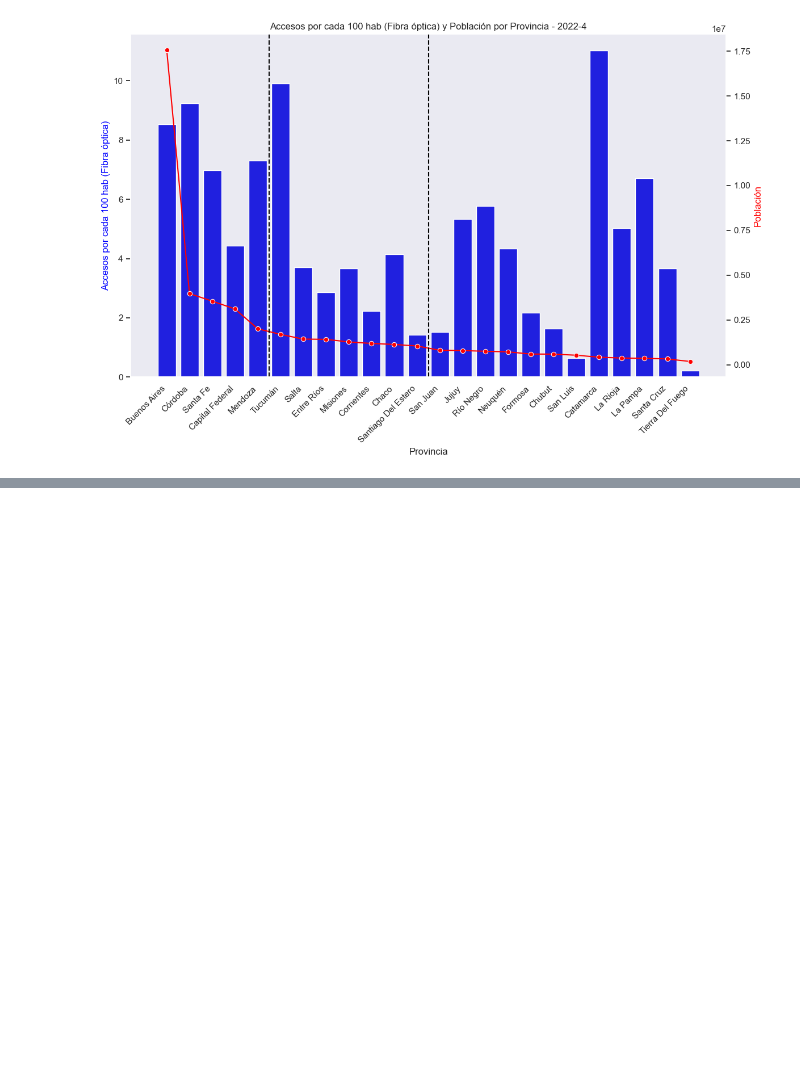
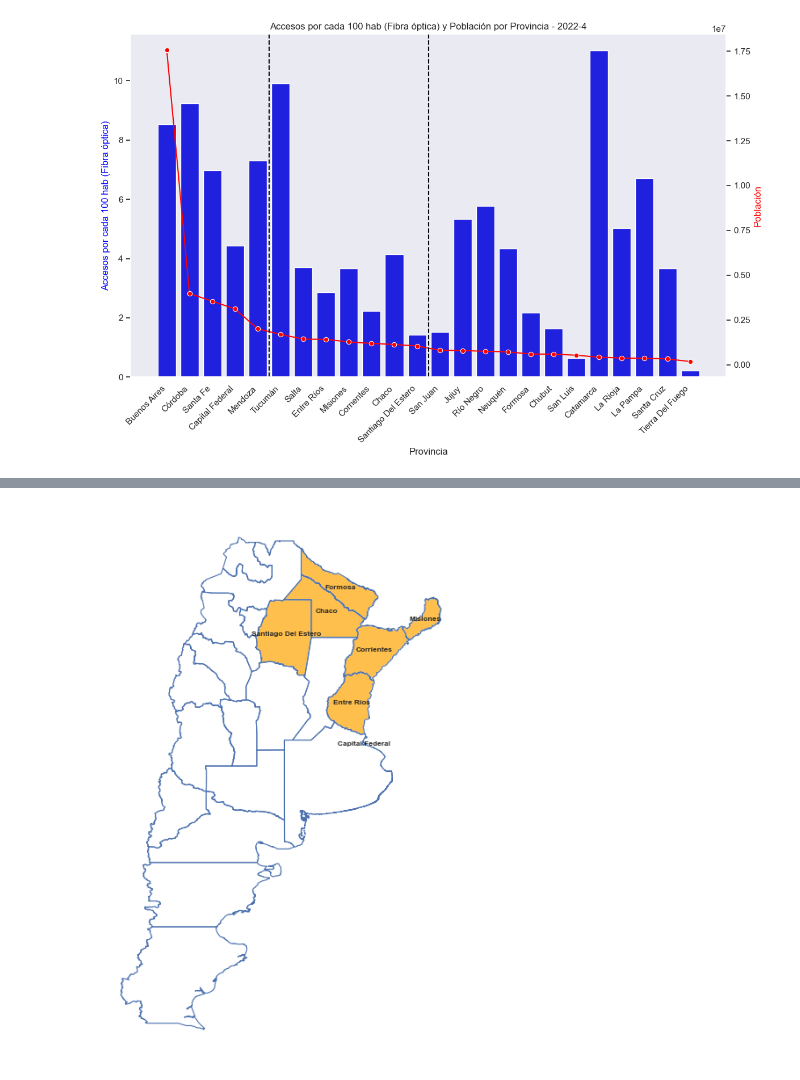
Before and after one commit to dsdrajlin/PI-DA-Telecomunicaciones, a Jupyter notebook: EDA2.ipynb, the cells around one changed output, grey strips where cells are left out. Drawn from its saved outputs; the diff is of its cells as text; code cells hidden in the pictures; blank space fills up the shorter version.

```diff
--- a/EDA2.ipynb
+++ b/EDA2.ipynb
@@ -329,0 +334,33 @@ En resumen, considerando penetración del servicio de fibra óptica, población
+# %%
+# Cargar el archivo JSON con las coordenadas
+file_path = "./Datasets/Provincia_coordenadas.json"
+gdf = gpd.read_file(file_path)
+
+# Excluir la Antártida
+gdf = gdf[gdf["nam"] != "Tierra del Fuego, Antártida e Islas del Atlántico Sur"]
+
+# Lista de provincias que deseas resaltar
+provincias_a_resaltar = ["Capital Federal", "Santiago Del Estero", "Corrientes", "Entre Ríos", "Misiones", "Chaco", "Formosa"]
+
+# Crear una columna para identificar las provincias a resaltar
+gdf["resaltar"] = gdf["nam"].isin(provincias_a_resaltar)
+
+# Crear el mapa base
+fig, ax = plt.subplots(figsize=(12, 8))
+gdf.boundary.plot(ax=ax, linewidth=0.8)
+
+# Resaltar las provincias específicas
+gdf[gdf["resaltar"]].plot(ax=ax, color='orange', alpha=0.7)
+
+# Añadir etiquetas de provincia solo para las provincias a resaltar con un tamaño menor y negrita
+for x, y, label in zip(gdf[gdf["resaltar"]].geometry.centroid.x, gdf[gdf["resaltar"]].geometry.centroid.y, gdf[gdf["resaltar"]]["nam"]):
+    ax.text(x, y, label, fontsize=6, ha='center', va='center', fontweight='bold')
+
+# Configurar el aspecto del mapa
+ax.set_aspect('equal')
+plt.axis('off')
+
+# Mostrar el mapa
+plt.show()
+# %% [output]
+[figure, added]
```
Also changed, not shown: parts of 2 cells of this notebook.
